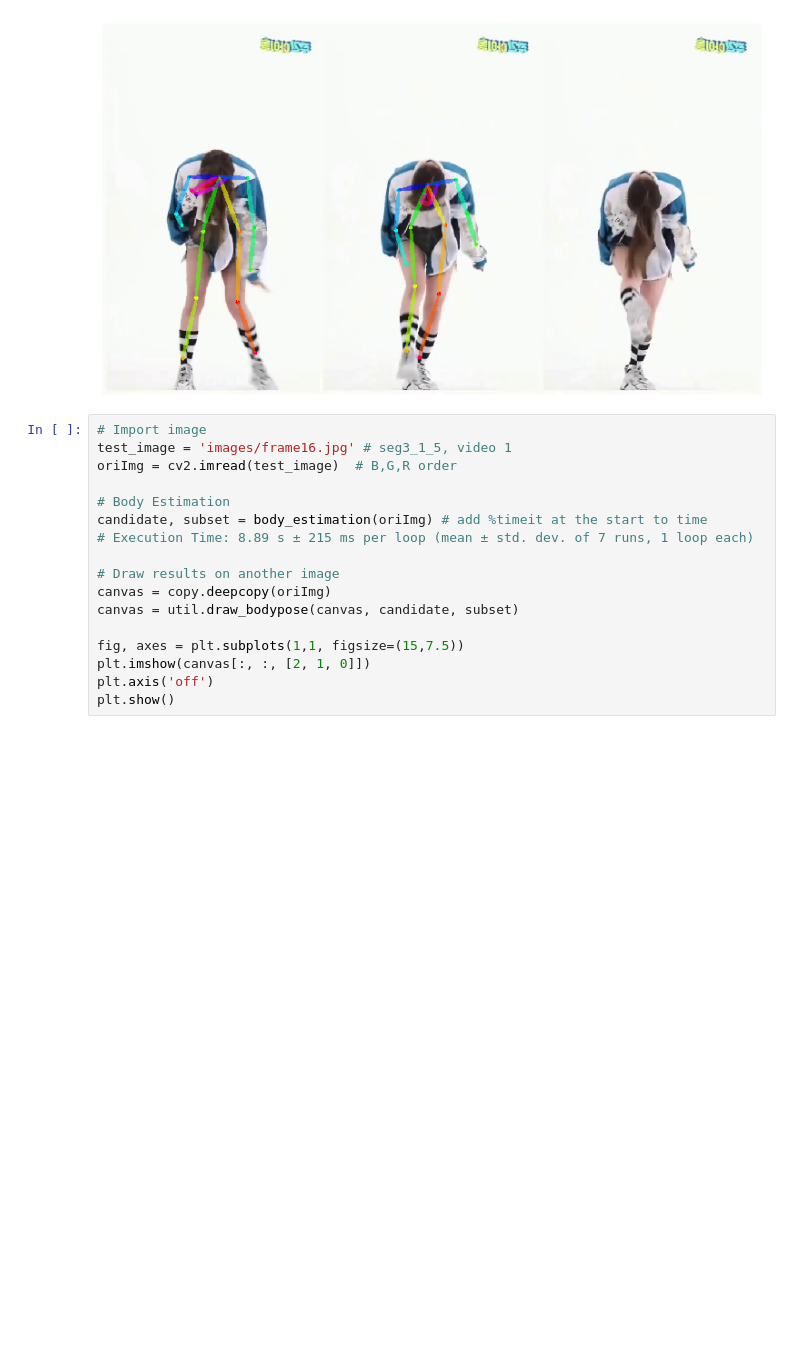
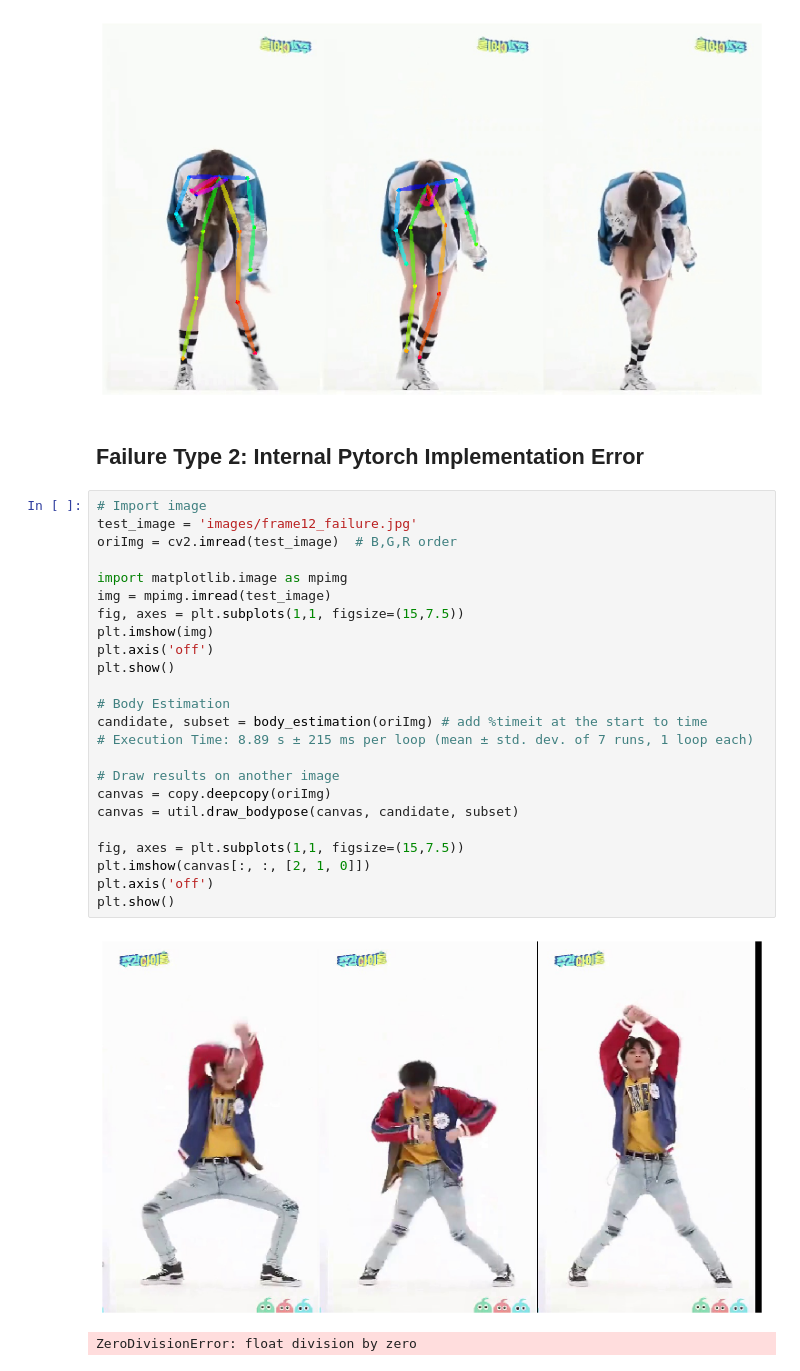
Before and after one commit to leonoqr/EE6934_Project2, a Jupyter notebook: Stage 1.2 - OpenPose Failure Cases.ipynb, the cells around one changed output. Cells and saved outputs as stored; diff of their text form; blank space fills up the shorter version.

Commit message:
Additional documentation
- updated readme with shortened names
- added documentation for OpenPose Failure Cases

```diff
--- a/Stage 1.2 - OpenPose Failure Cases.ipynb
+++ b/Stage 1.2 - OpenPose Failure Cases.ipynb
@@ -37,20 +43,32 @@ plt.axis('off')
 plt.show()
 # %% [output]
 [figure]
+# %% [markdown]
+## Failure Type 2: Internal Pytorch Implementation Error
 # %%
 # Import image
-test_image = 'images/frame16.jpg' # seg3_1_5, video 1
+test_image = 'images/frame12_failure.jpg'
 oriImg = cv2.imread(test_image)  # B,G,R order
+
+import matplotlib.image as mpimg
+img = mpimg.imread(test_image)
+fig, axes = plt.subplots(1,1, figsize=(15,7.5))
+plt.imshow(img)
+plt.axis('off')
+plt.show()
 
 # Body Estimation
 candidate, subset = body_estimation(oriImg) # add %timeit at the start to time
 # Execution Time: 8.89 s ± 215 ms per loop (mean ± std. dev. of 7 runs, 1 loop each)
 
 # Draw results on another image
 canvas = copy.deepcopy(oriImg)
 canvas = util.draw_bodypose(canvas, candidate, subset)
 
 fig, axes = plt.subplots(1,1, figsize=(15,7.5))
 plt.imshow(canvas[:, :, [2, 1, 0]])
 plt.axis('off')
 plt.show()
+# %% [output]
+[figure, added]
+ZeroDivisionError: float division by zero
```
Also changed, not shown: parts of 2 cells of this notebook, 3 other files.
